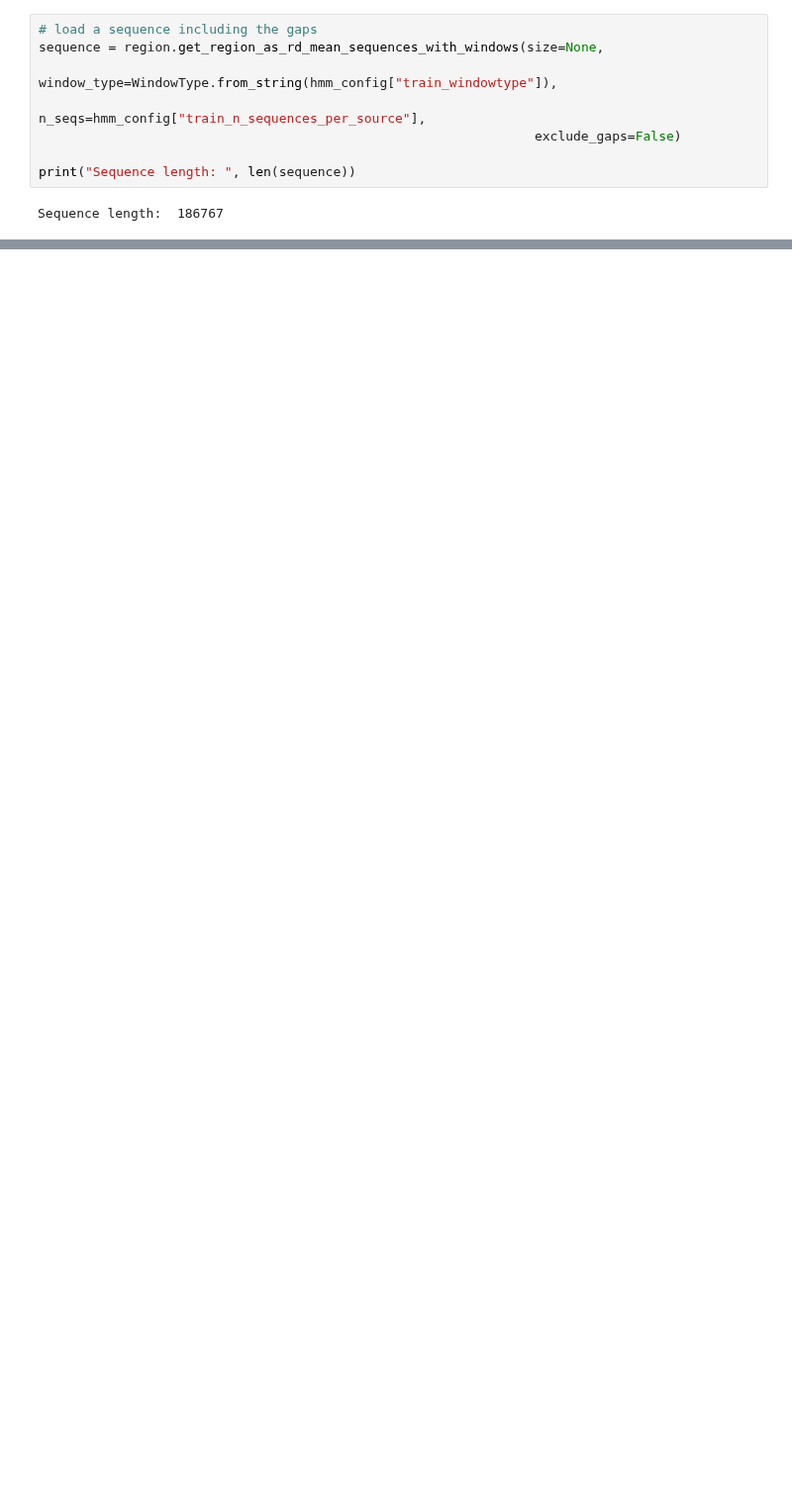
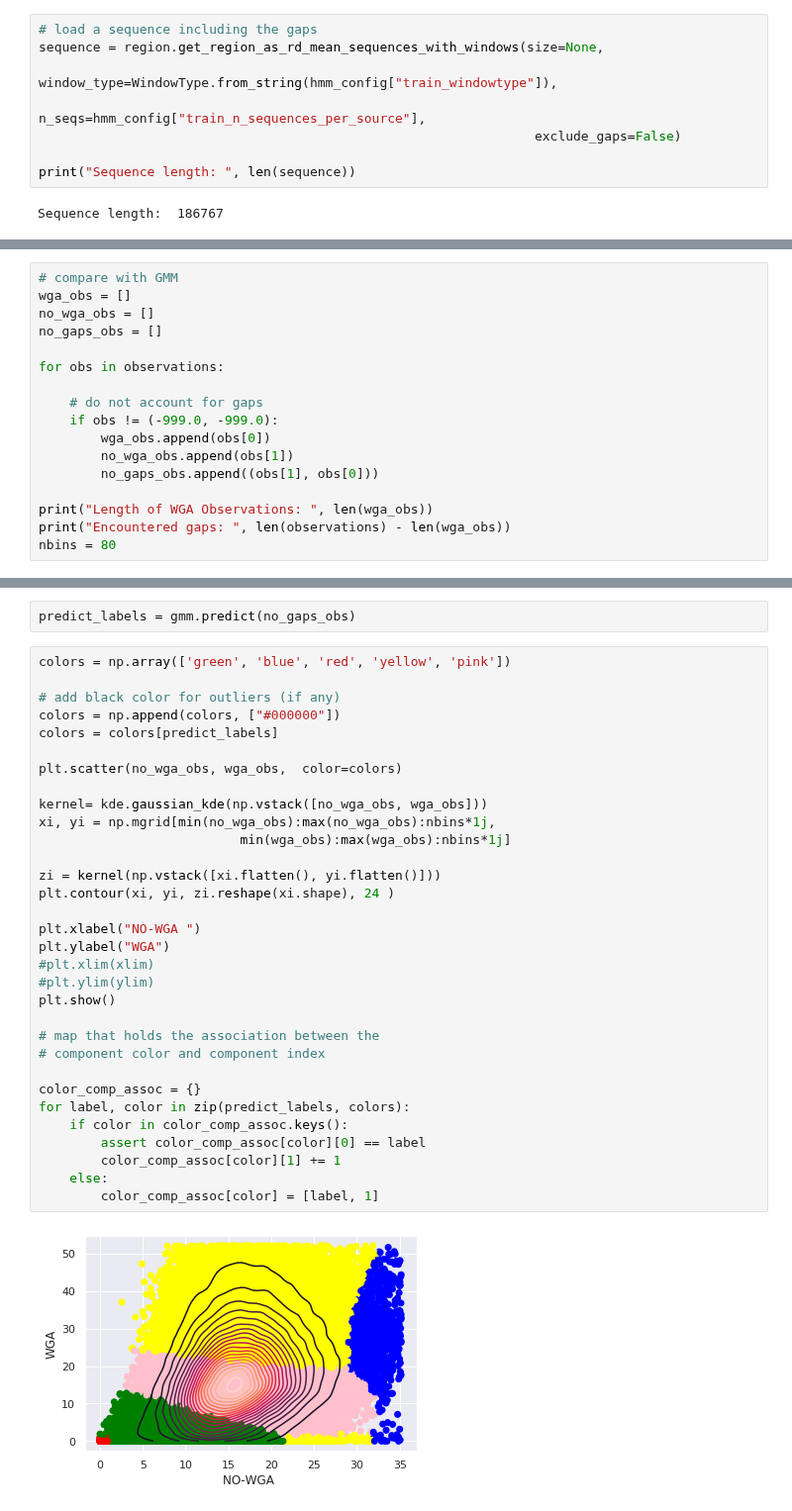
Before and after one commit to pockerman/hidden_markov_modeling, a Jupyter notebook: stories/story_15.ipynb, the cells around one changed output, grey strips where cells are left out. Shown at 99% size. Drawn from its saved outputs; the diff is of its cells as text; blank space fills up the shorter version.

```diff
--- a/stories/story_15.ipynb
+++ b/stories/story_15.ipynb
@@ -506,0 +486,17 @@ There should be 1438 gaps
+# %%
+# compare with GMM
+wga_obs = []
+no_wga_obs = []
+no_gaps_obs = []
+
+for obs in observations:
+
+    # do not account for gaps
+    if obs != (-999.0, -999.0):
+        wga_obs.append(obs[0])
+        no_wga_obs.append(obs[1])
+        no_gaps_obs.append((obs[1], obs[0]))
+
+print("Length of WGA Observations: ", len(wga_obs))
+print("Encountered gaps: ", len(observations) - len(wga_obs))
+nbins = 80
@@ -506,0 +506,36 @@ There should be 1438 gaps
+# %%
+predict_labels = gmm.predict(no_gaps_obs)
+# %%
+colors = np.array(['green', 'blue', 'red', 'yellow', 'pink'])
+
+# add black color for outliers (if any)
+colors = np.append(colors, ["#000000"])
+colors = colors[predict_labels]
+
+plt.scatter(no_wga_obs, wga_obs,  color=colors)
+
+kernel= kde.gaussian_kde(np.vstack([no_wga_obs, wga_obs]))
+xi, yi = np.mgrid[min(no_wga_obs):max(no_wga_obs):nbins*1j,
+                          min(wga_obs):max(wga_obs):nbins*1j]
+
+zi = kernel(np.vstack([xi.flatten(), yi.flatten()]))
+plt.contour(xi, yi, zi.reshape(xi.shape), 24 )
+
+plt.xlabel("NO-WGA ")
+plt.ylabel("WGA")
+#plt.xlim(xlim)
+#plt.ylim(ylim)
+plt.show()
+
+# map that holds the association between the
+# component color and component index
+
+color_comp_assoc = {}
+for label, color in zip(predict_labels, colors):
+    if color in color_comp_assoc.keys():
+        assert color_comp_assoc[color][0] == label
+        color_comp_assoc[color][1] += 1
+    else:
+        color_comp_assoc[color] = [label, 1]
+# %% [output]
+[figure, added]
```
Also changed, not shown: parts of 20 cells of this notebook.
